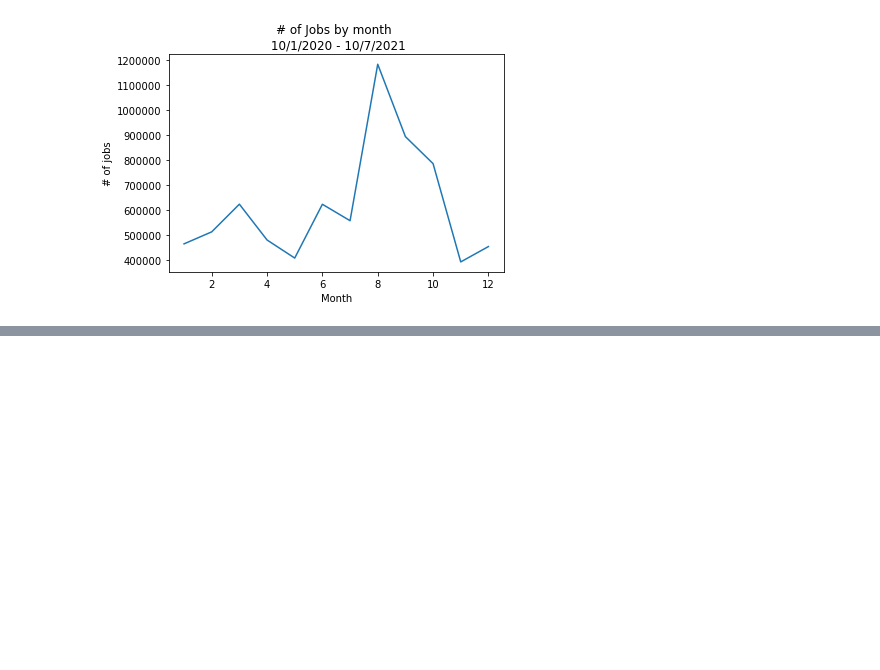
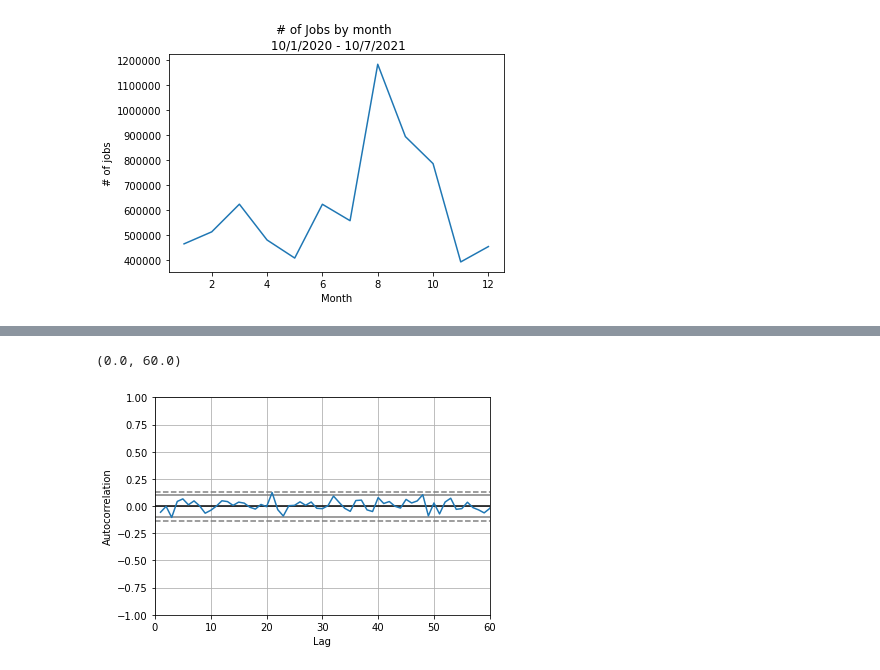
Before and after one commit to nss-data-science-cohort-5/accre-red-skittles, a Jupyter notebook: notebooks/fullsample.ipynb, the cells around one changed output, grey strips where cells are left out. Drawn from its saved outputs; the diff is of its cells as text; code cells hidden in the pictures; blank space fills up the shorter version.

Commit message:
using autocorrelation

```diff
--- a/notebooks/fullsample.ipynb
+++ b/notebooks/fullsample.ipynb
@@ -193,0 +321,2 @@ unsuccessful_jobs = jobs_ended.query('exitcode != "0:0"').groupby(['exitcode', '
+# %%
+day_totals = jobs_ended.groupby(['date_end', 'day_name'])['jobs_ended_per_hour'].sum().reset_index()
@@ -193,0 +368,6 @@ unsuccessful_jobs = jobs_ended.query('exitcode != "0:0"').groupby(['exitcode', '
+# %%
+autocorrelation_plot(day_totals.sort_values(by='day_name')['jobs_ended_per_hour'])
+plt.xlim(0,60)
+# %% [output]
+(0.0, 60.0)
+[figure, added]
```
Also changed, not shown: parts of 28 cells of this notebook.
